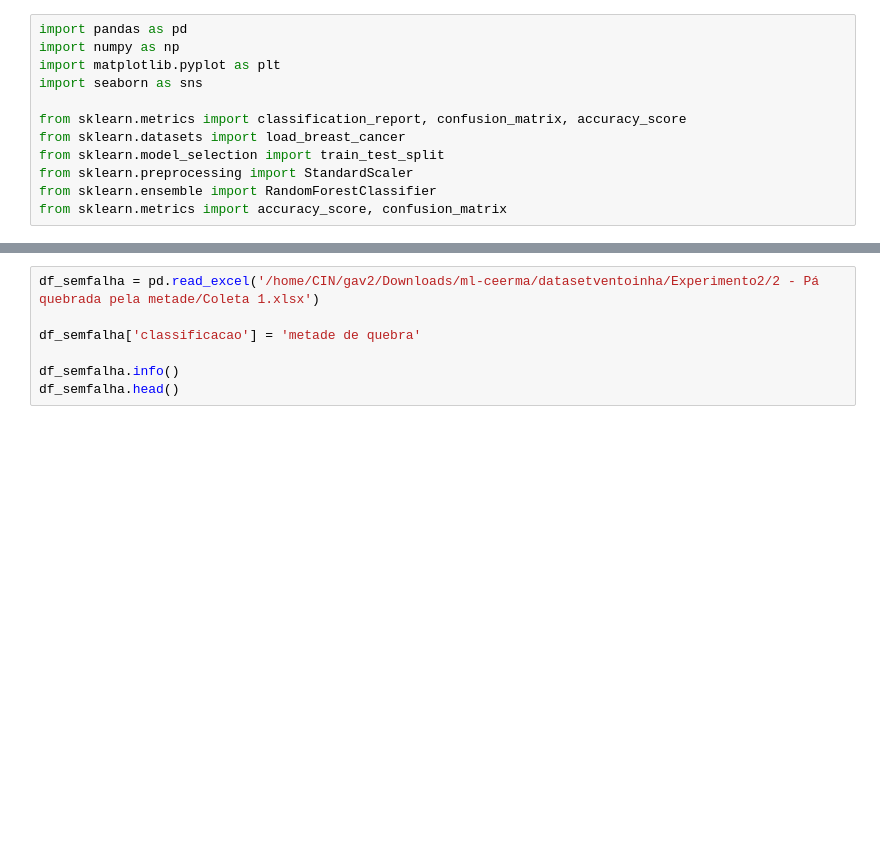
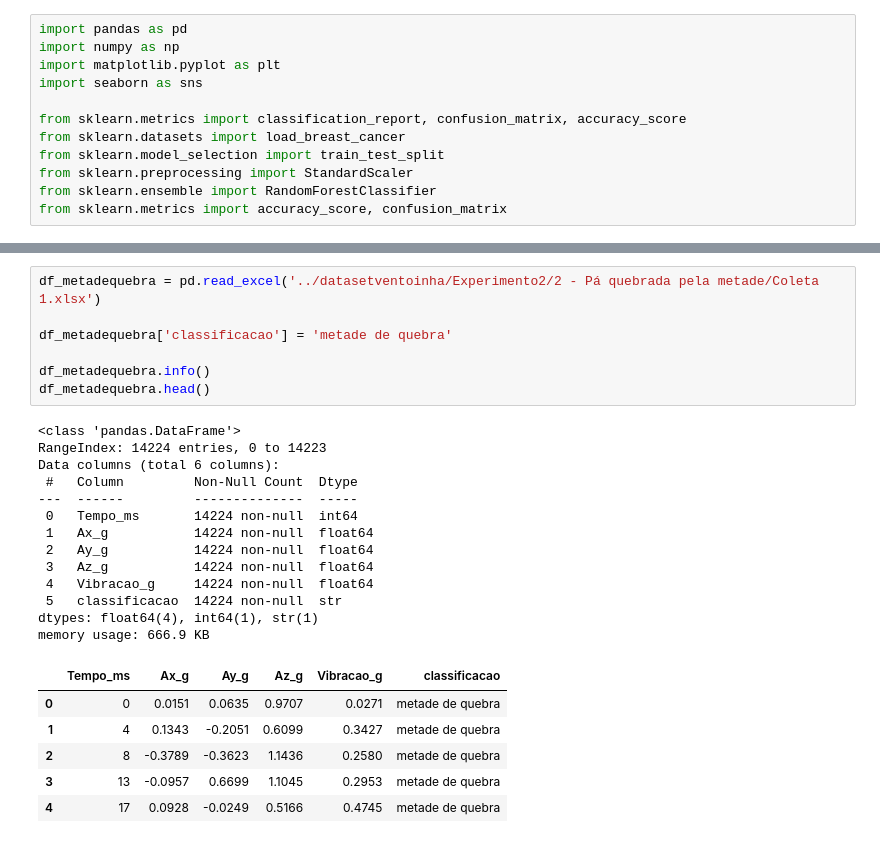
Before and after one commit to veras-project/ml-ceerma, a Jupyter notebook: notebooks/df_gen2.ipynb, the cells around one changed output, grey strips where cells are left out. Cells and saved outputs as stored; diff of their text form; blank space fills up the shorter version.

```diff
--- a/notebooks/df_gen2.ipynb
+++ b/notebooks/df_gen2.ipynb
@@ -22,8 +40,28 @@ FileNotFoundError: [Errno 2] No such file or directory: 'datasetventoinha/Experi
 # %%
-df_semfalha = pd.read_excel('/home/CIN/gav2/Downloads/ml-ceerma/datasetventoinha/Experimento2/2 - Pá quebrada pela metade/Coleta 1.xlsx')
+df_metadequebra = pd.read_excel('../datasetventoinha/Experimento2/2 - Pá quebrada pela metade/Coleta 1.xlsx')
 
-df_semfalha['classificacao'] = 'metade de quebra'
+df_metadequebra['classificacao'] = 'metade de quebra'
 
-df_semfalha.info()
-df_semfalha.head()
+df_metadequebra.info()
+df_metadequebra.head()
+# %% [output]
+<class 'pandas.DataFrame'>
+RangeIndex: 14224 entries, 0 to 14223
+Data columns (total 6 columns):
+ #   Column         Non-Null Count  Dtype
+---  ------         --------------  -----
+ 0   Tempo_ms       14224 non-null  int64
+ 1   Ax_g           14224 non-null  float64
+ 2   Ay_g           14224 non-null  float64
+ 3   Az_g           14224 non-null  float64
+ 4   Vibracao_g     14224 non-null  float64
+ 5   classificacao  14224 non-null  str
+dtypes: float64(4), int64(1), str(1)
+memory usage: 666.9 KB
+|  | Tempo_ms | Ax_g | Ay_g | Az_g | Vibracao_g | classificacao |
+| 0 | 0 | 0.0151 | 0.0635 | 0.9707 | 0.0271 | metade de quebra |
+| 1 | 4 | 0.1343 | -0.2051 | 0.6099 | 0.3427 | metade de quebra |
+| 2 | 8 | -0.3789 | -0.3623 | 1.1436 | 0.2580 | metade de quebra |
+| 3 | 13 | -0.0957 | 0.6699 | 1.1045 | 0.2953 | metade de quebra |
+| 4 | 17 | 0.0928 | -0.0249 | 0.5166 | 0.4745 | metade de quebra |
 # %%
```
Also changed, not shown: parts of 8 cells of this notebook.
